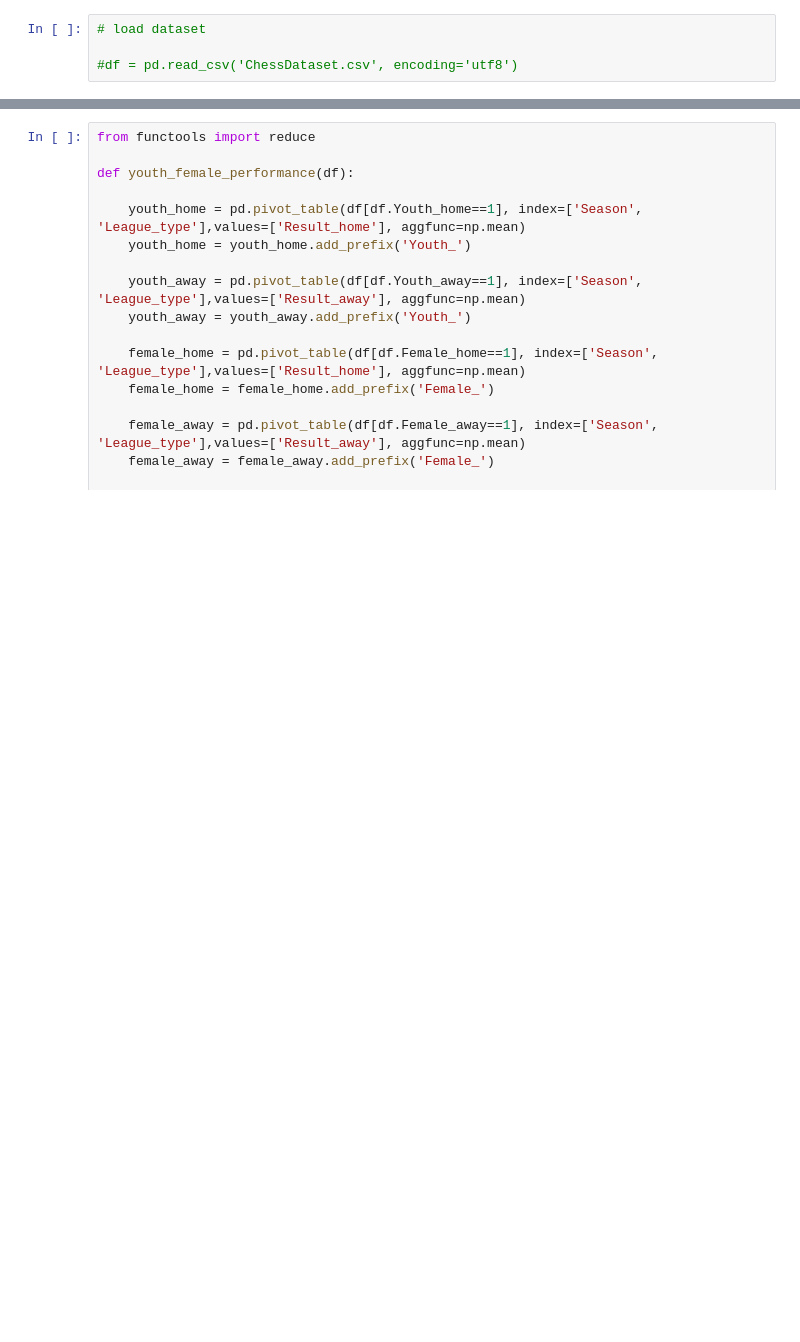
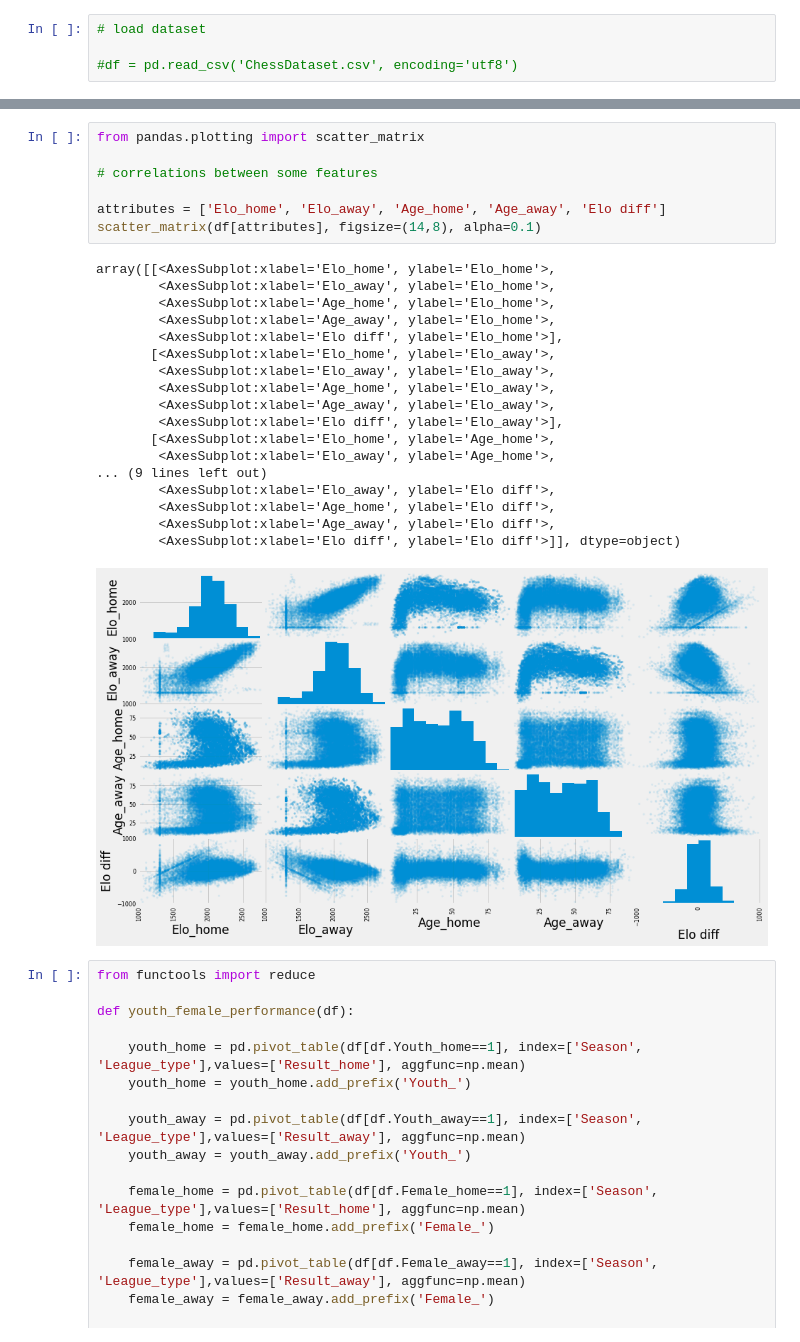
Before and after one commit to szukiadam/ChessChampionshipAnalysis, a Jupyter notebook: ChessChampionship.ipynb, the cells around one changed output, grey strips where cells are left out. Cells and saved outputs as stored; diff of their text form; blank space fills up the shorter version.

```diff
--- a/ChessChampionship.ipynb
+++ b/ChessChampionship.ipynb
@@ -631,3 +683,29 @@ df.head()
+# %%
+from pandas.plotting import scatter_matrix
+
+# correlations between some features
+
+attributes = ['Elo_home', 'Elo_away', 'Age_home', 'Age_away', 'Elo diff']
+scatter_matrix(df[attributes], figsize=(14,8), alpha=0.1)
+# %% [output]
+array([[<AxesSubplot:xlabel='Elo_home', ylabel='Elo_home'>,
+        <AxesSubplot:xlabel='Elo_away', ylabel='Elo_home'>,
+        <AxesSubplot:xlabel='Age_home', ylabel='Elo_home'>,
+        <AxesSubplot:xlabel='Age_away', ylabel='Elo_home'>,
+        <AxesSubplot:xlabel='Elo diff', ylabel='Elo_home'>],
+       [<AxesSubplot:xlabel='Elo_home', ylabel='Elo_away'>,
+        <AxesSubplot:xlabel='Elo_away', ylabel='Elo_away'>,
+        <AxesSubplot:xlabel='Age_home', ylabel='Elo_away'>,
+        <AxesSubplot:xlabel='Age_away', ylabel='Elo_away'>,
+        <AxesSubplot:xlabel='Elo diff', ylabel='Elo_away'>],
+       [<AxesSubplot:xlabel='Elo_home', ylabel='Age_home'>,
+        <AxesSubplot:xlabel='Elo_away', ylabel='Age_home'>,
+... (9 lines left out)
+        <AxesSubplot:xlabel='Elo_away', ylabel='Elo diff'>,
+        <AxesSubplot:xlabel='Age_home', ylabel='Elo diff'>,
+        <AxesSubplot:xlabel='Age_away', ylabel='Elo diff'>,
+        <AxesSubplot:xlabel='Elo diff', ylabel='Elo diff'>]], dtype=object)
+[figure, added]
 # %%
 from functools import reduce
 
```
Also changed, not shown: parts of 24 cells of this notebook.
